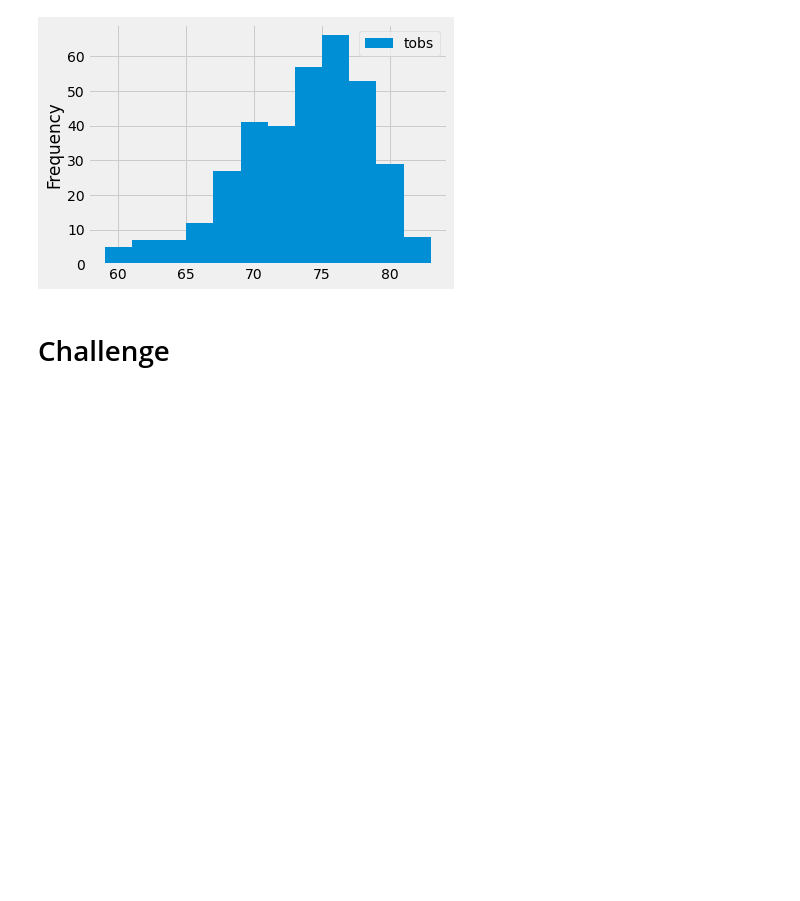
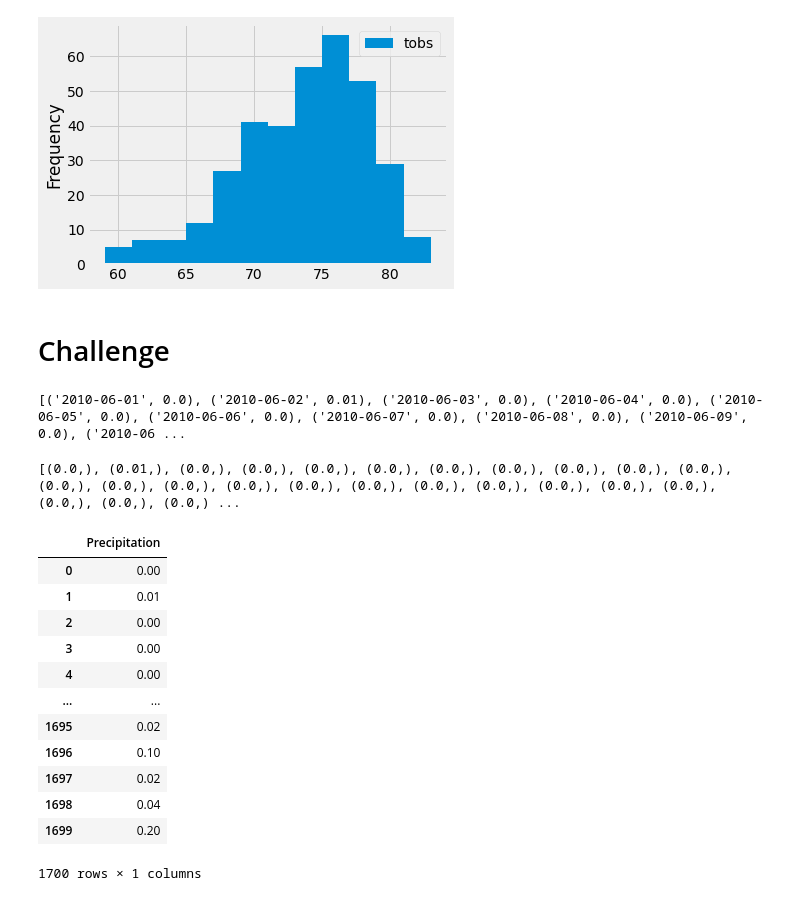
Before and after one commit to rubadhanaraj/Surfs_up, a Jupyter notebook: climate_analysis.ipynb, the cells around one changed output. Cells and saved outputs as stored; diff of their text form; code cells hidden in the pictures; blank space fills up the shorter version.

```diff
--- a/climate_analysis.ipynb
+++ b/climate_analysis.ipynb
@@ -139,3 +139,32 @@ plt.tight_layout()
 [figure]
 # %% [markdown]
 # Challenge
+# %%
+# Additional Queries for Challenge
+from sqlalchemy import extract
+june_prcp_results =  session.query(Measurement.date, Measurement.prcp).filter(extract('month', Measurement.date) == 6).all()
+print(june_prcp_results)
+# %% [output]
+[('2010-06-01', 0.0), ('2010-06-02', 0.01), ('2010-06-03', 0.0), ('2010-06-04', 0.0), ('2010-06-05', 0.0), ('2010-06-06', 0.0), ('2010-06-07', 0.0), ('2010-06-08', 0.0), ('2010-06-09', 0.0), ('2010-06 ...
+# %%
+june_prcp = session.query (Measurement.prcp).filter(extract('month', Measurement.date) == 6).all()
+print(june_prcp)
+# %% [output]
+[(0.0,), (0.01,), (0.0,), (0.0,), (0.0,), (0.0,), (0.0,), (0.0,), (0.0,), (0.0,), (0.0,), (0.0,), (0.0,), (0.0,), (0.0,), (0.0,), (0.0,), (0.0,), (0.0,), (0.0,), (0.0,), (0.0,), (0.0,), (0.0,), (0.0,) ...
+# %%
+june_prcp_df = pd.DataFrame(june_prcp, columns =['Precipitation'])
+june_prcp_df
+# %% [output]
+|  | Precipitation |
+| 0 | 0.00 |
+| 1 | 0.01 |
+| 2 | 0.00 |
+| 3 | 0.00 |
+| 4 | 0.00 |
+| ... | ... |
+| 1695 | 0.02 |
+| 1696 | 0.10 |
+| 1697 | 0.02 |
+| 1698 | 0.04 |
+| 1699 | 0.20 |
+1700 rows × 1 columns
```
Also changed, not shown: parts of 1 cell of this notebook.
